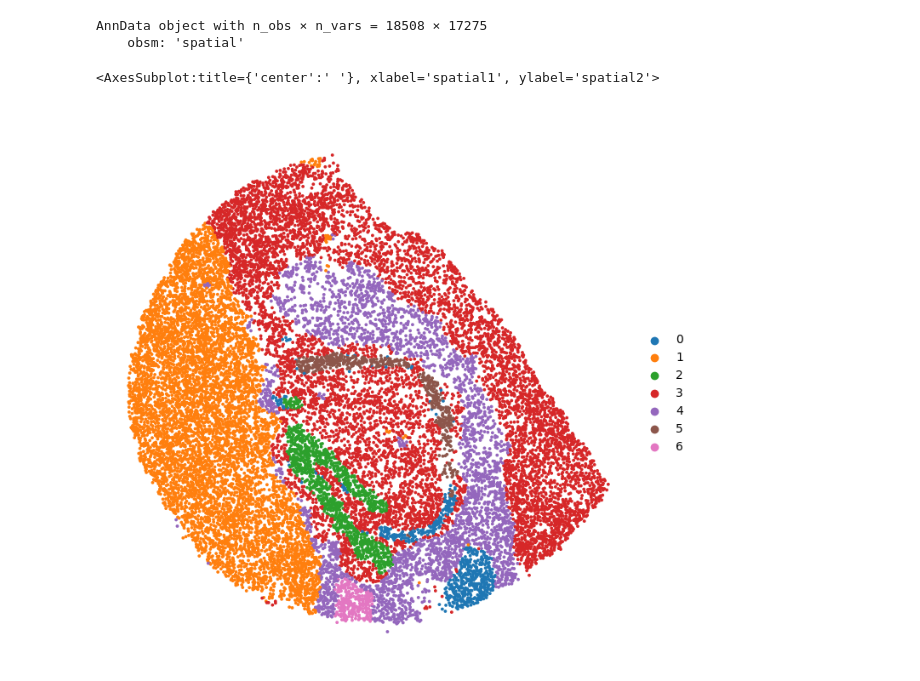
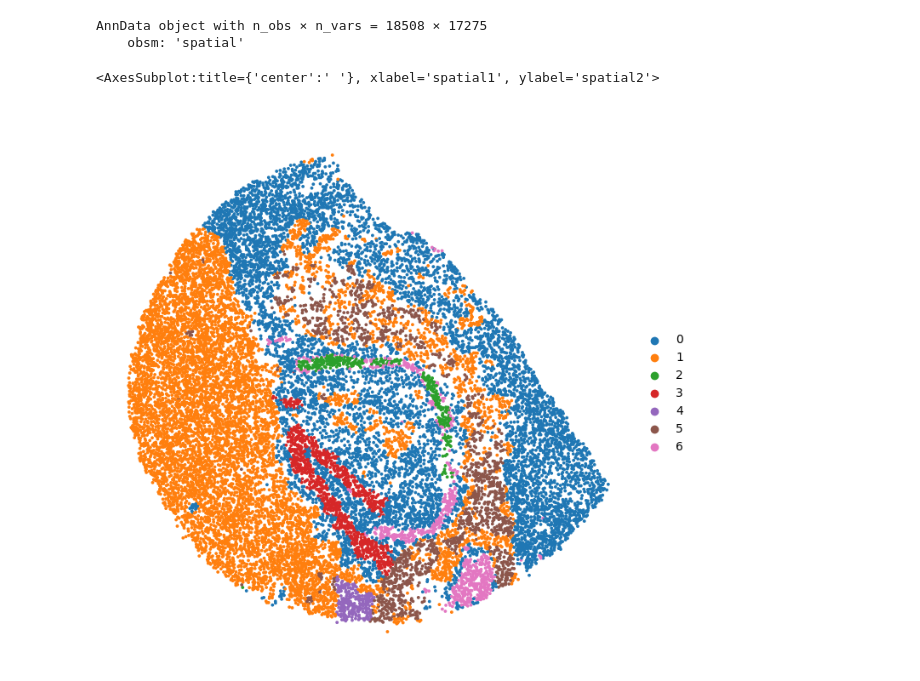
Before and after one commit to TimE9527/stDGCC, a Jupyter notebook: ARI&NMI.ipynb, the cells around one changed output. Drawn from its saved outputs; the diff is of its cells as text; code cells hidden in the pictures.

```diff
--- a/ARI&NMI.ipynb
+++ b/ARI&NMI.ipynb
@@ -93,16 +79,16 @@ AnnData object with n_obs × n_vars = 18508 × 17275
 # %%
 import matplotlib.pyplot as plt
 plt.rcParams["figure.figsize"] = (8, 8)
 plt.rcParams['savefig.dpi'] = 600
-stDGCC = np.loadtxt("result/MH1/lambdaI0.2/12000__types.txt")
+stDGCC = np.loadtxt("result/MH1/lambdaI0.8/900__types.txt")
 stDGCC = stDGCC[:, 1].astype(int).astype(str)
 adata.obs['stDGCC'] = stDGCC
 sc.pl.embedding(adata,
                 basis="spatial", color="stDGCC",s=30, show=False, title=' ' ,frameon=False,colorbar_loc= None
                )
 # %% [output]
 <AxesSubplot:title={'center':' '}, xlabel='spatial1', ylabel='spatial2'>
-[figure, old version]
+[figure, new version]
 # %%
 # MB
 adata = sc.read_visium(path='dataset/MB', count_file='filtered_feature_bc_matrix.h5')
```
Also changed, not shown: parts of 3 cells of this notebook, 12 other files.
